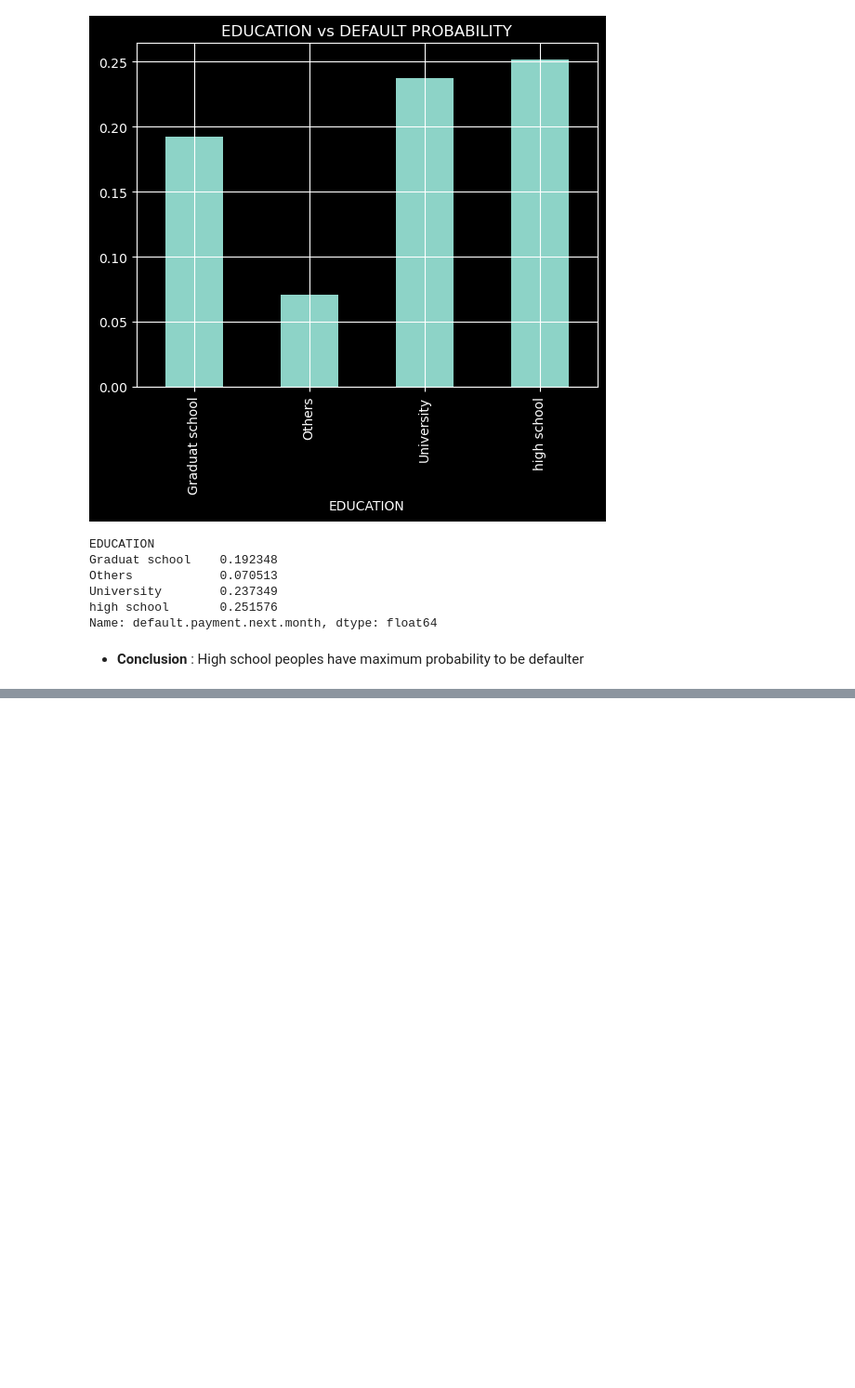
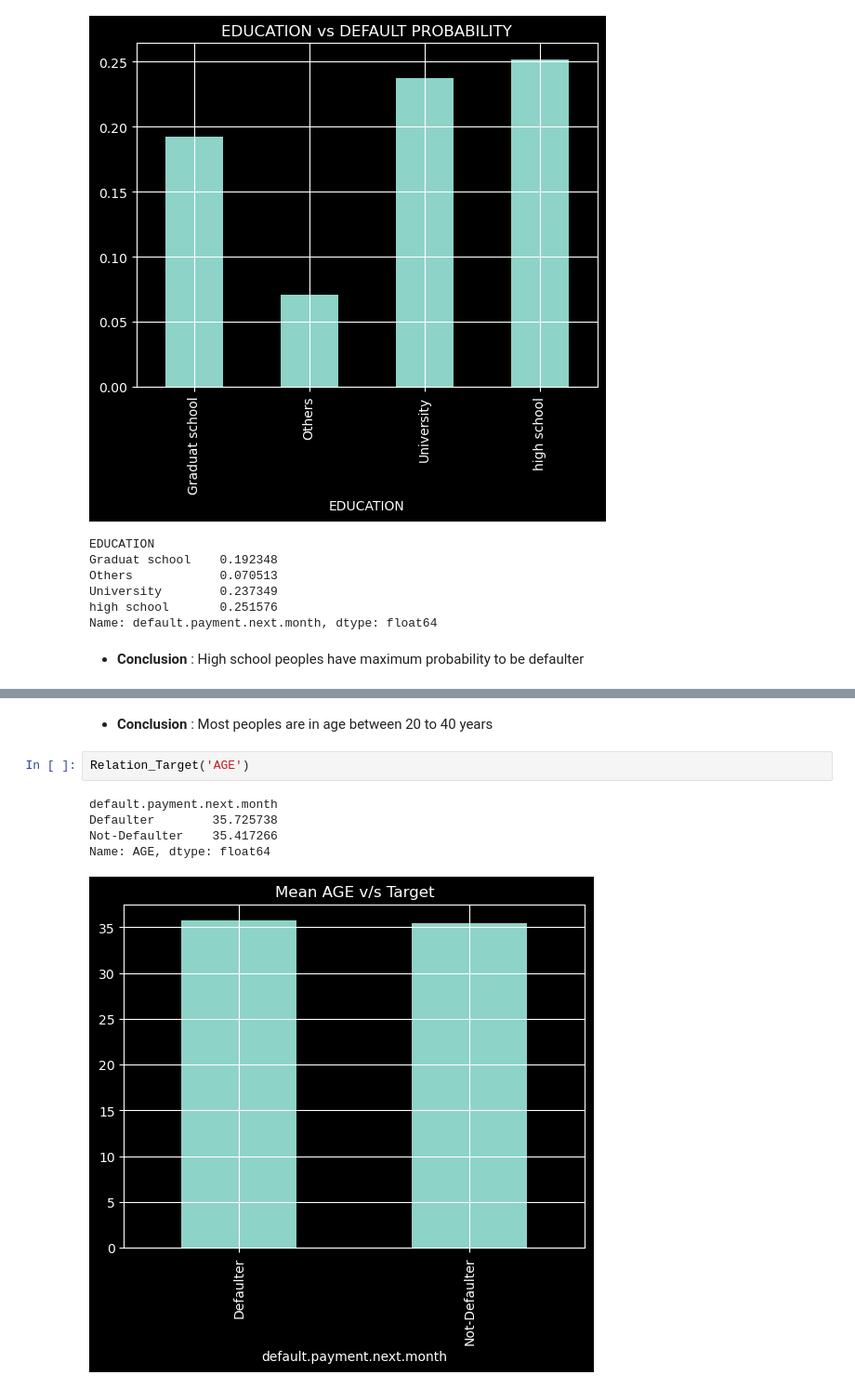
Before and after one commit to Akashrajmani19/Credit_Card_Default_Prediction_and_Model_Deployment_Project, a Jupyter notebook: EDA_Data_Preprocessing.ipynb, the cells around one changed output, grey strips where cells are left out. Shown at 93% size. Saved outputs shown, nothing was run; the diff lists cells and outputs as text; blank space fills up the shorter version.

```diff
--- a/EDA_Data_Preprocessing.ipynb
+++ b/EDA_Data_Preprocessing.ipynb
@@ -163,0 +214,10 @@ Name: default.payment.next.month, dtype: float64
+# %% [markdown]
+- **Conclusion** : Most peoples are in age between 20 to 40 years
+# %%
+Relation_Target('AGE')
+# %% [output]
+default.payment.next.month
+Defaulter        35.725738
+Not-Defaulter    35.417266
+Name: AGE, dtype: float64
+[figure, added]
```
Also changed, not shown: parts of 6 cells of this notebook.
